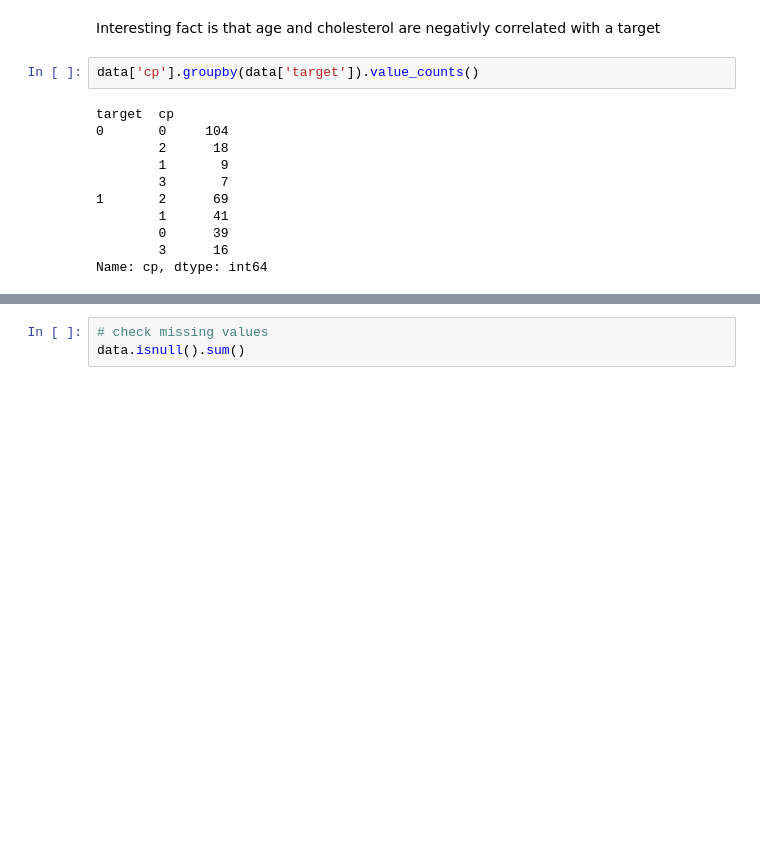
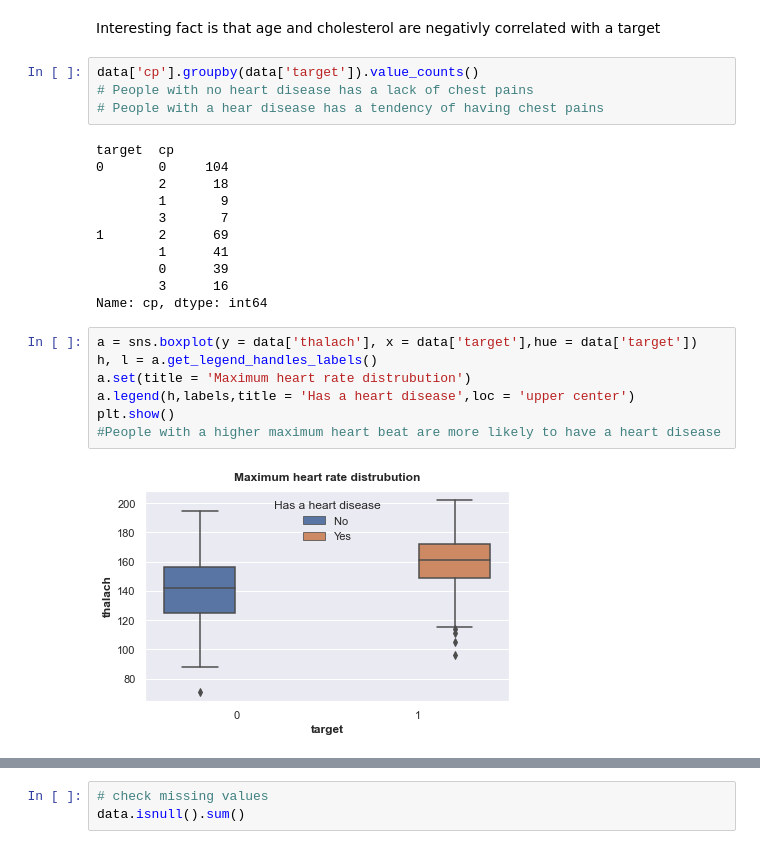
Before and after one commit to gitMiodek/Heart-disease-project, a Jupyter notebook: Heart-disease-project.ipynb, the cells around one changed output, grey strips where cells are left out. Drawn from its saved outputs; the diff is of its cells as text; blank space fills up the shorter version.

Commit message:
Testing data transformation

```diff
--- a/Heart-disease-project.ipynb
+++ b/Heart-disease-project.ipynb
@@ -86,6 +71,8 @@ Name: target, dtype: float64
 Interesting fact is that age and cholesterol are negativly correlated with a target
 # %%
 data['cp'].groupby(data['target']).value_counts()
+# People with no heart disease has a lack of chest pains
+# People with a hear disease has a tendency of having chest pains
 # %% [output]
 target  cp
 0       0     104
@@ -97,3 +84,12 @@ target  cp
         0      39
         3      16
 Name: cp, dtype: int64
+# %%
+a = sns.boxplot(y = data['thalach'], x = data['target'],hue = data['target'])
+h, l = a.get_legend_handles_labels()
+a.set(title = 'Maximum heart rate distrubution')
+a.legend(h,labels,title = 'Has a heart disease',loc = 'upper center')
+plt.show()
+#People with a higher maximum heart beat are more likely to have a heart disease
+# %% [output]
+[figure, added]
```
Also changed, not shown: parts of 17 cells of this notebook.
